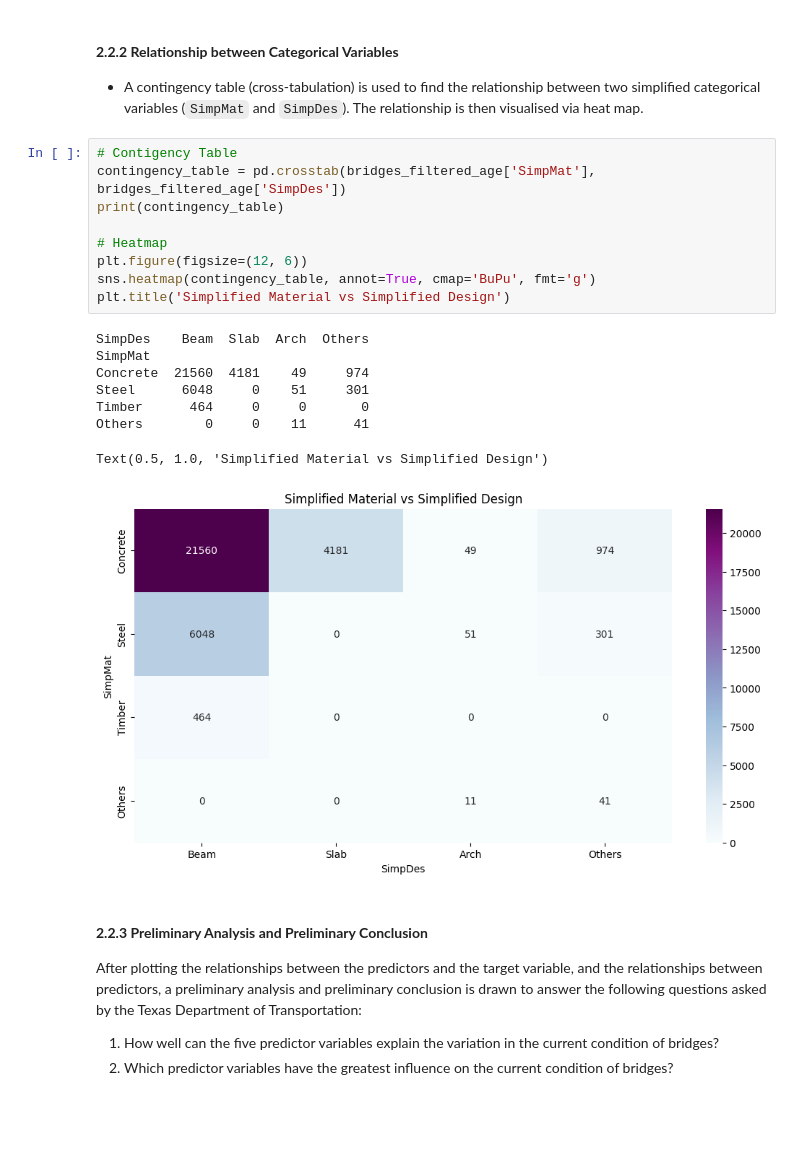
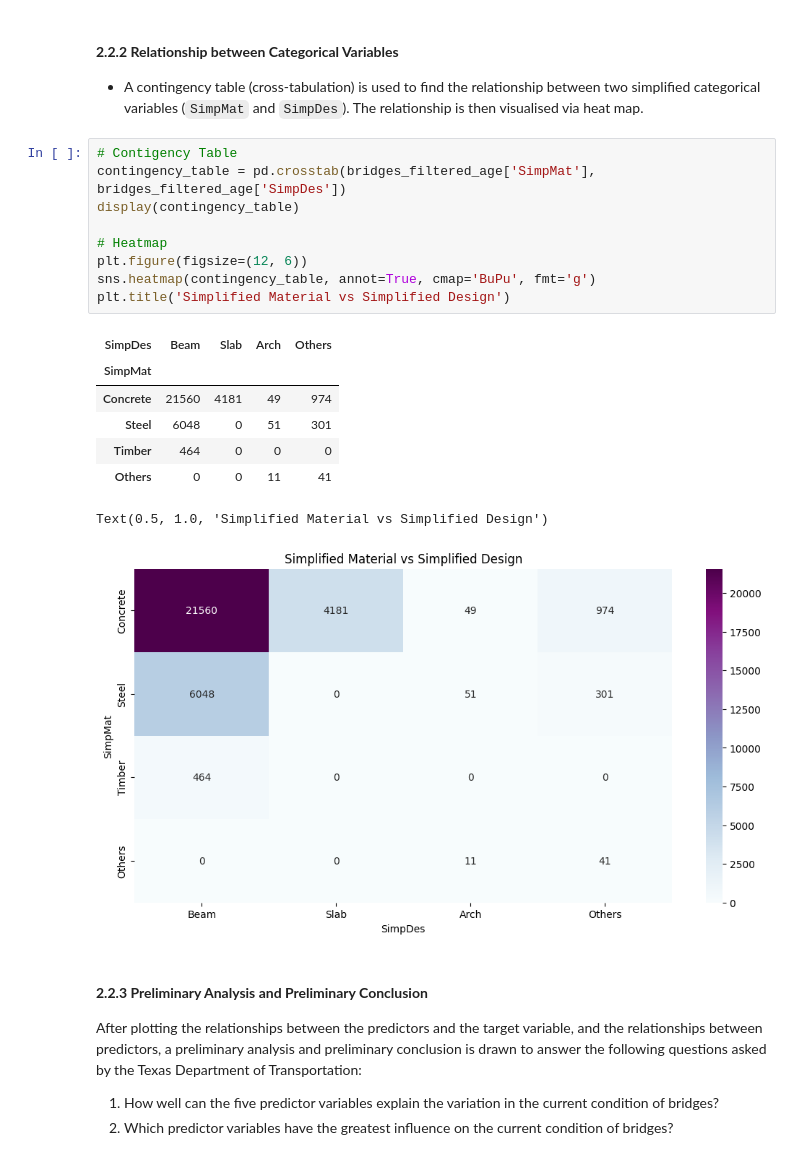
Before and after one commit to Ericazzzzzz/Texas-Bridges-Condition-Analysis, a Jupyter notebook: ECS7024P_CW2.ipynb, the cells around one changed output. Drawn from its saved outputs; the diff is of its cells as text; blank space fills up the shorter version.

```diff
--- a/ECS7024P_CW2.ipynb
+++ b/ECS7024P_CW2.ipynb
@@ -369,20 +366,20 @@ Text(0, 0.5, 'Current Condition')
 # %%
 # Contigency Table
 contingency_table = pd.crosstab(bridges_filtered_age['SimpMat'], bridges_filtered_age['SimpDes'])
-print(contingency_table)
+display(contingency_table)
 
 # Heatmap
 plt.figure(figsize=(12, 6))
 sns.heatmap(contingency_table, annot=True, cmap='BuPu', fmt='g')
 plt.title('Simplified Material vs Simplified Design')
 # %% [output]
+| SimpDes | Beam | Slab | Arch | Others |
+| SimpMat |  |  |  |  |
+| Concrete | 21560 | 4181 | 49 | 974 |
+| Steel | 6048 | 0 | 51 | 301 |
+| Timber | 464 | 0 | 0 | 0 |
+| Others | 0 | 0 | 11 | 41 |
-SimpDes    Beam  Slab  Arch  Others
-SimpMat
-Concrete  21560  4181    49     974
-Steel      6048     0    51     301
-Timber      464     0     0       0
-Others        0     0    11      41
+Text(0.5, 1.0, 'Simplified Material vs Simplified Design')
-Text(0.5, 1.0, 'Simplified Material vs Simplified Design')
 [figure]
 # %% [markdown]
 #### **2.2.3 Preliminary Analysis and Preliminary Conclusion**
```
Also changed, not shown: parts of 12 cells of this notebook.
